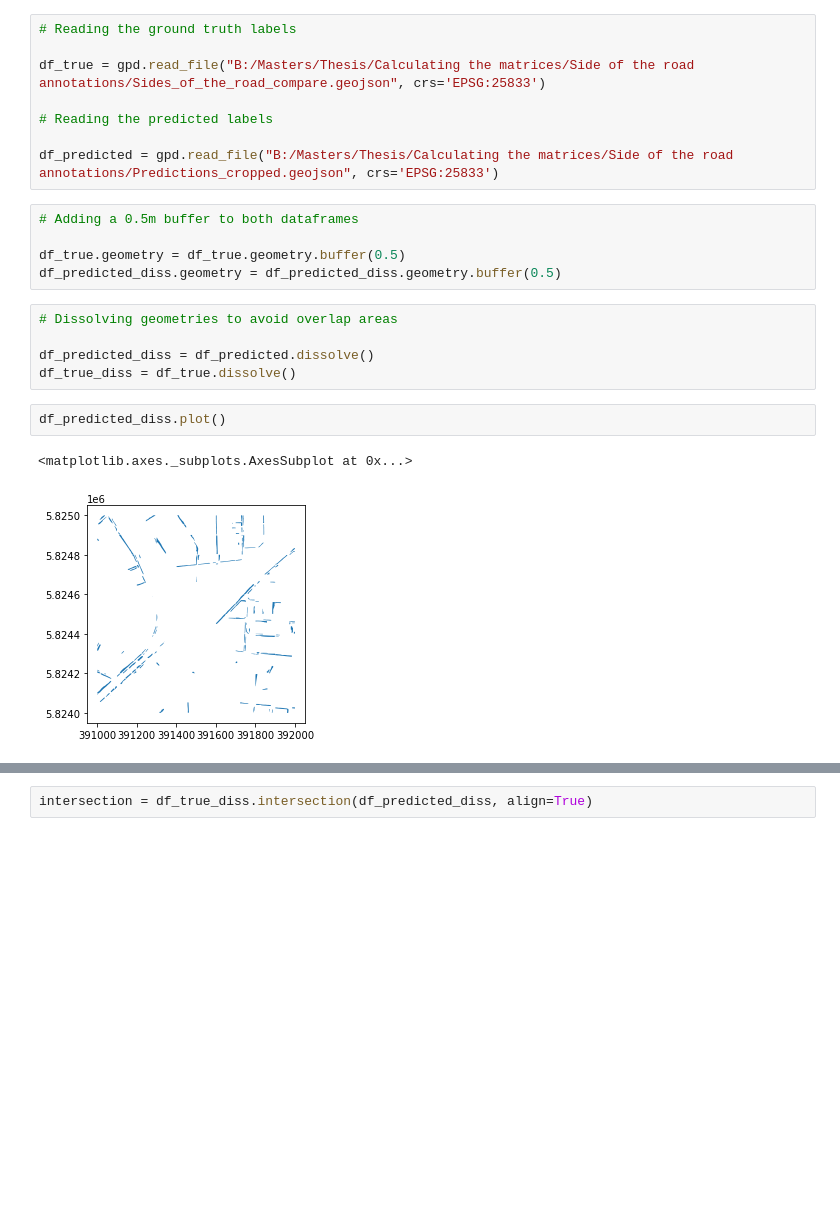
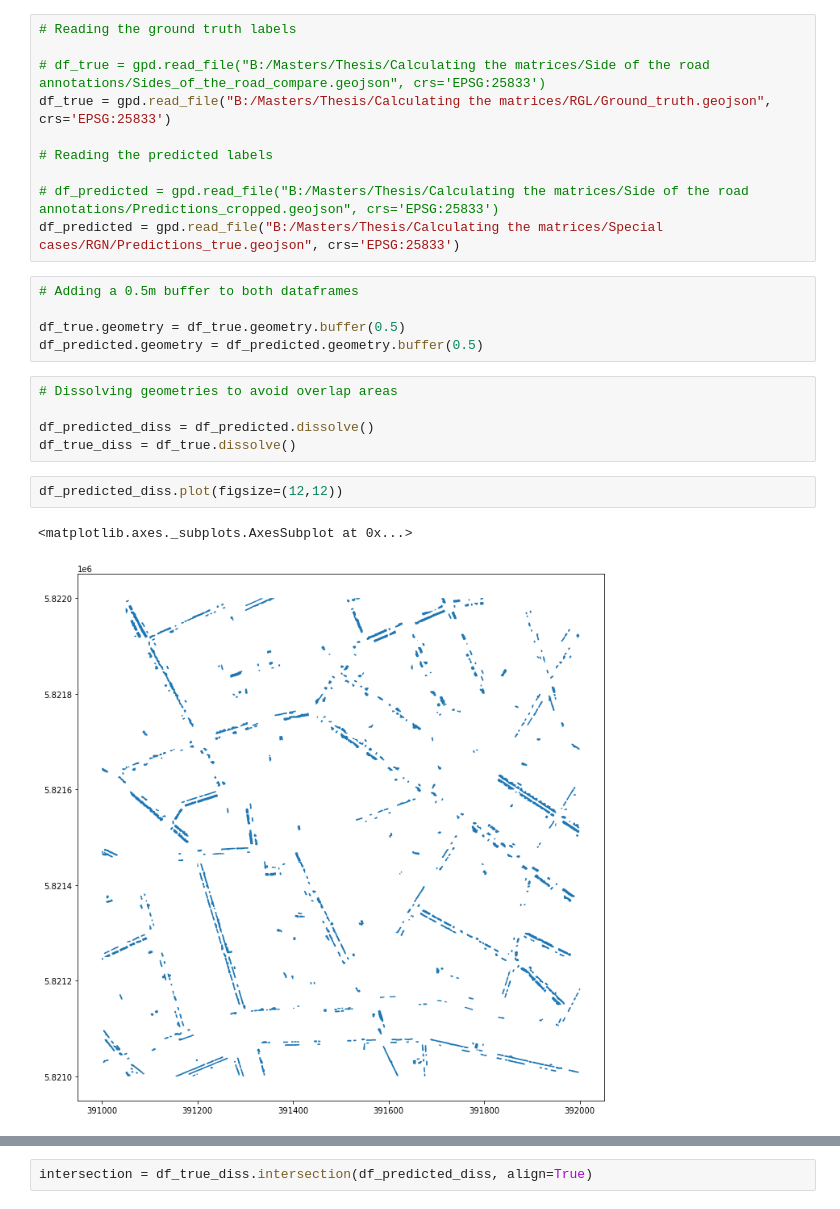
Before and after one commit to Bashinim/Parking-Lot-Detection, a Jupyter notebook: Image_and_annotation_processing/Calculating matrices.ipynb, the cells around one changed output, grey strips where cells are left out. Cells and saved outputs as stored; diff of their text form; blank space fills up the shorter version.

Commit message:
added the new matrices

```diff
--- a/Image_and_annotation_processing/Calculating matrices.ipynb
+++ b/Image_and_annotation_processing/Calculating matrices.ipynb
@@ -7,24 +7,26 @@ import matplotlib.pyplot as plt
 # %%
 # Reading the ground truth labels
 
-df_true = gpd.read_file("B:/Masters/Thesis/Calculating the matrices/Side of the road annotations/Sides_of_the_road_compare.geojson", crs='EPSG:25833')
+# df_true = gpd.read_file("B:/Masters/Thesis/Calculating the matrices/Side of the road annotations/Sides_of_the_road_compare.geojson", crs='EPSG:25833')
+df_true = gpd.read_file("B:/Masters/Thesis/Calculating the matrices/RGL/Ground_truth.geojson", crs='EPSG:25833')
 
 # Reading the predicted labels
 
-df_predicted = gpd.read_file("B:/Masters/Thesis/Calculating the matrices/Side of the road annotations/Predictions_cropped.geojson", crs='EPSG:25833')
+# df_predicted = gpd.read_file("B:/Masters/Thesis/Calculating the matrices/Side of the road annotations/Predictions_cropped.geojson", crs='EPSG:25833')
+df_predicted = gpd.read_file("B:/Masters/Thesis/Calculating the matrices/Special cases/RGN/Predictions_true.geojson", crs='EPSG:25833')
 # %%
 # Adding a 0.5m buffer to both dataframes
 
 df_true.geometry = df_true.geometry.buffer(0.5)
-df_predicted_diss.geometry = df_predicted_diss.geometry.buffer(0.5)
+df_predicted.geometry = df_predicted.geometry.buffer(0.5)
 # %%
 # Dissolving geometries to avoid overlap areas
 
 df_predicted_diss = df_predicted.dissolve()
 df_true_diss = df_true.dissolve()
 # %%
-df_predicted_diss.plot()
+df_predicted_diss.plot(figsize=(12,12))
 # %% [output]
 <matplotlib.axes._subplots.AxesSubplot at 0x...>
-[figure, old version]
+[figure, new version]
 # %%
```
Also changed, not shown: parts of 16 cells of this notebook.
